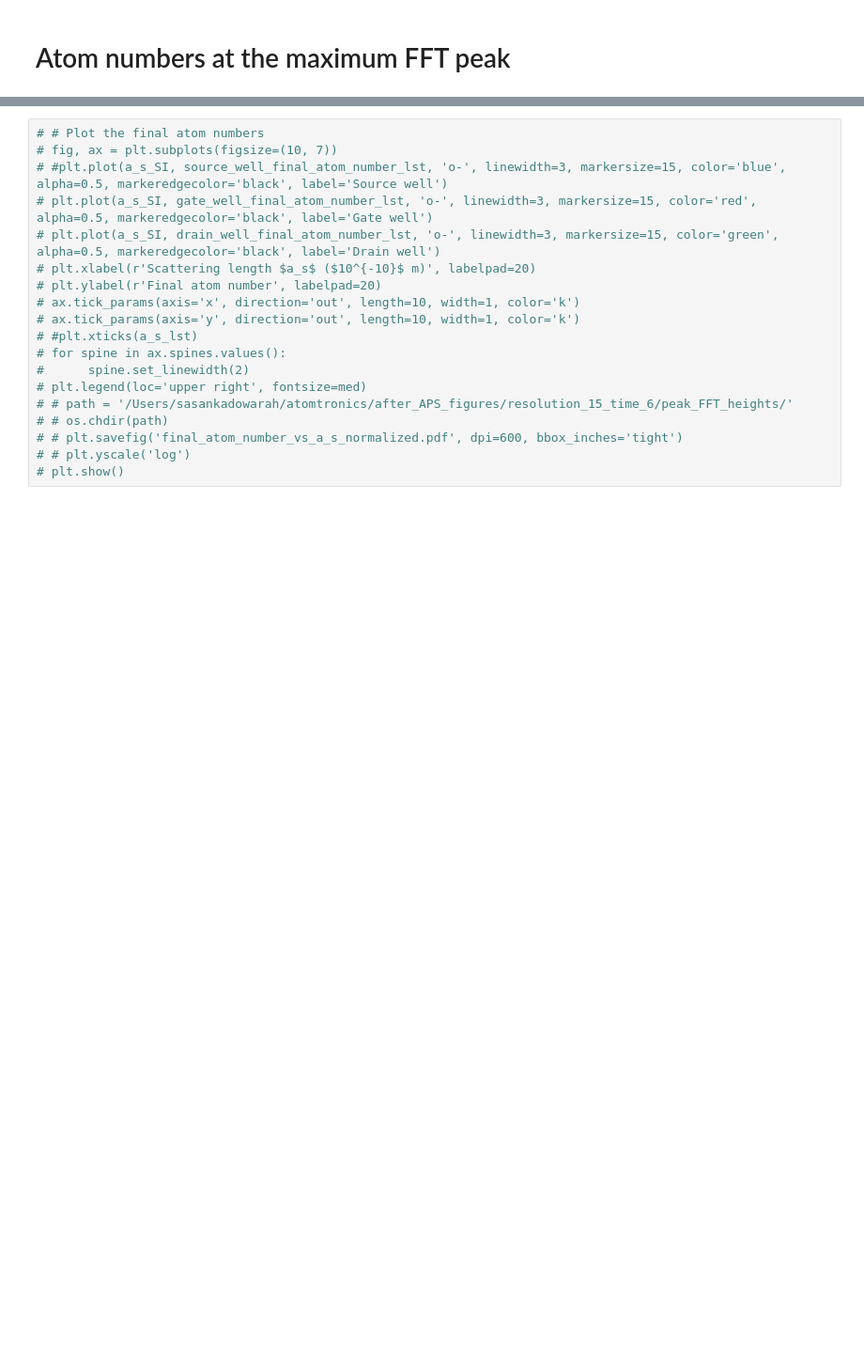
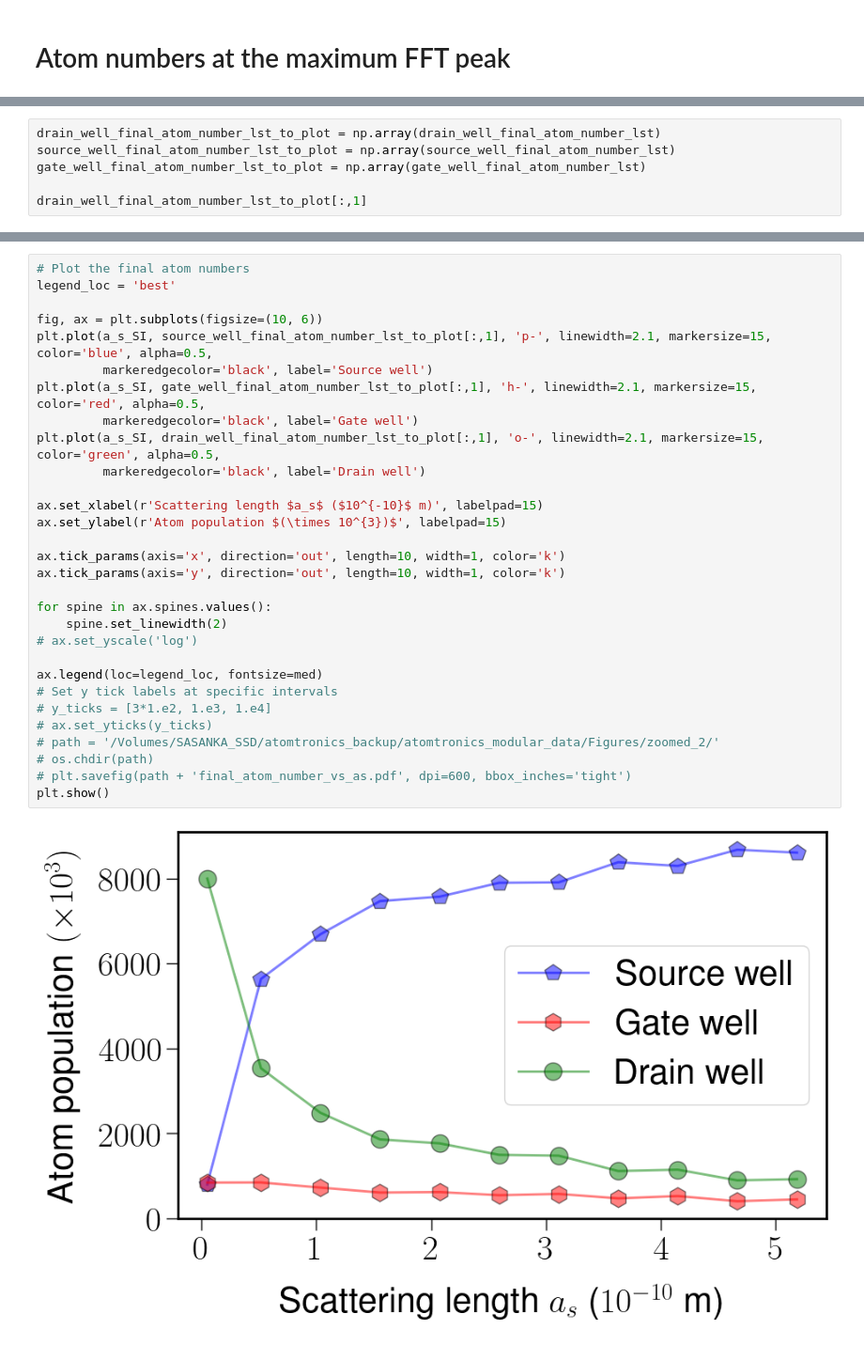
Before and after one commit to psasanka1729/atomtronics_transistor, a Jupyter notebook: zoomed_normal_fit_adjusted_V_SS.ipynb, the cells around one changed output, grey strips where cells are left out. Shown at 94% size. Saved outputs shown, nothing was run; the diff lists cells and outputs as text; blank space fills up the shorter version.

```diff
--- a/zoomed_normal_fit_adjusted_V_SS.ipynb
+++ b/zoomed_normal_fit_adjusted_V_SS.ipynb
@@ -549,0 +568,6 @@ plt.show()
+# %%
+drain_well_final_atom_number_lst_to_plot = np.array(drain_well_final_atom_number_lst)
+source_well_final_atom_number_lst_to_plot = np.array(source_well_final_atom_number_lst)
+gate_well_final_atom_number_lst_to_plot = np.array(gate_well_final_atom_number_lst)
+
+drain_well_final_atom_number_lst_to_plot[:,1]
@@ -550,19 +578,32 @@ plt.show()
 # %%
-# # Plot the final atom numbers
-# fig, ax = plt.subplots(figsize=(10, 7))
-# #plt.plot(a_s_SI, source_well_final_atom_number_lst, 'o-', linewidth=3, markersize=15, color='blue', alpha=0.5, markeredgecolor='black', label='Source well')
-# plt.plot(a_s_SI, gate_well_final_atom_number_lst, 'o-', linewidth=3, markersize=15, color='red', alpha=0.5, markeredgecolor='black', label='Gate well')
-# plt.plot(a_s_SI, drain_well_final_atom_number_lst, 'o-', linewidth=3, markersize=15, color='green', alpha=0.5, markeredgecolor='black', label='Drain well')
-# plt.xlabel(r'Scattering length $a_s$ ($10^{-10}$ m)', labelpad=20)
-# plt.ylabel(r'Final atom number', labelpad=20)
-# ax.tick_params(axis='x', direction='out', length=10, width=1, color='k')
-# ax.tick_params(axis='y', direction='out', length=10, width=1, color='k')
-# #plt.xticks(a_s_lst)
-# for spine in ax.spines.values():
-#      spine.set_linewidth(2)
-# plt.legend(loc='upper right', fontsize=med)
-# # path = '/Users/sasankadowarah/atomtronics/after_APS_figures/resolution_15_time_6/peak_FFT_heights/'
-# # os.chdir(path)
-# # plt.savefig('final_atom_number_vs_a_s_normalized.pdf', dpi=600, bbox_inches='tight')
-# # plt.yscale('log')
-# plt.show()
+# Plot the final atom numbers
+legend_loc = 'best'
+
+fig, ax = plt.subplots(figsize=(10, 6))
+plt.plot(a_s_SI, source_well_final_atom_number_lst_to_plot[:,1], 'p-', linewidth=2.1, markersize=15, color='blue', alpha=0.5,
+         markeredgecolor='black', label='Source well')
+plt.plot(a_s_SI, gate_well_final_atom_number_lst_to_plot[:,1], 'h-', linewidth=2.1, markersize=15, color='red', alpha=0.5,
+         markeredgecolor='black', label='Gate well')
+plt.plot(a_s_SI, drain_well_final_atom_number_lst_to_plot[:,1], 'o-', linewidth=2.1, markersize=15, color='green', alpha=0.5,
+         markeredgecolor='black', label='Drain well')
+
+ax.set_xlabel(r'Scattering length $a_s$ ($10^{-10}$ m)', labelpad=15)
+ax.set_ylabel(r'Atom population $(\times 10^{3})$', labelpad=15)
+
+ax.tick_params(axis='x', direction='out', length=10, width=1, color='k')
+ax.tick_params(axis='y', direction='out', length=10, width=1, color='k')
+
+for spine in ax.spines.values():
+    spine.set_linewidth(2)
+# ax.set_yscale('log')
+
+ax.legend(loc=legend_loc, fontsize=med)
+# Set y tick labels at specific intervals
+# y_ticks = [3*1.e2, 1.e3, 1.e4]
+# ax.set_yticks(y_ticks)
+# path = '/Volumes/SASANKA_SSD/atomtronics_backup/atomtronics_modular_data/Figures/zoomed_2/'
+# os.chdir(path)
+# plt.savefig(path + 'final_atom_number_vs_as.pdf', dpi=600, bbox_inches='tight')
+plt.show()
+# %% [output]
+[figure, added]
```
Also changed, not shown: parts of 4 cells of this notebook, 1 other file.
